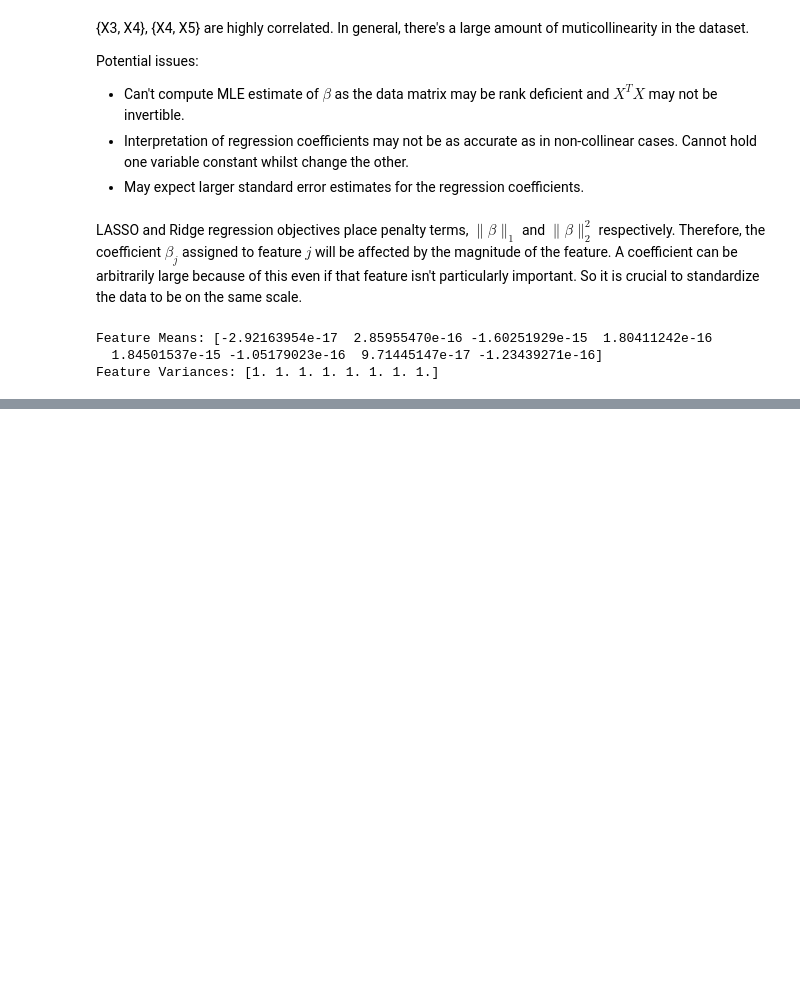
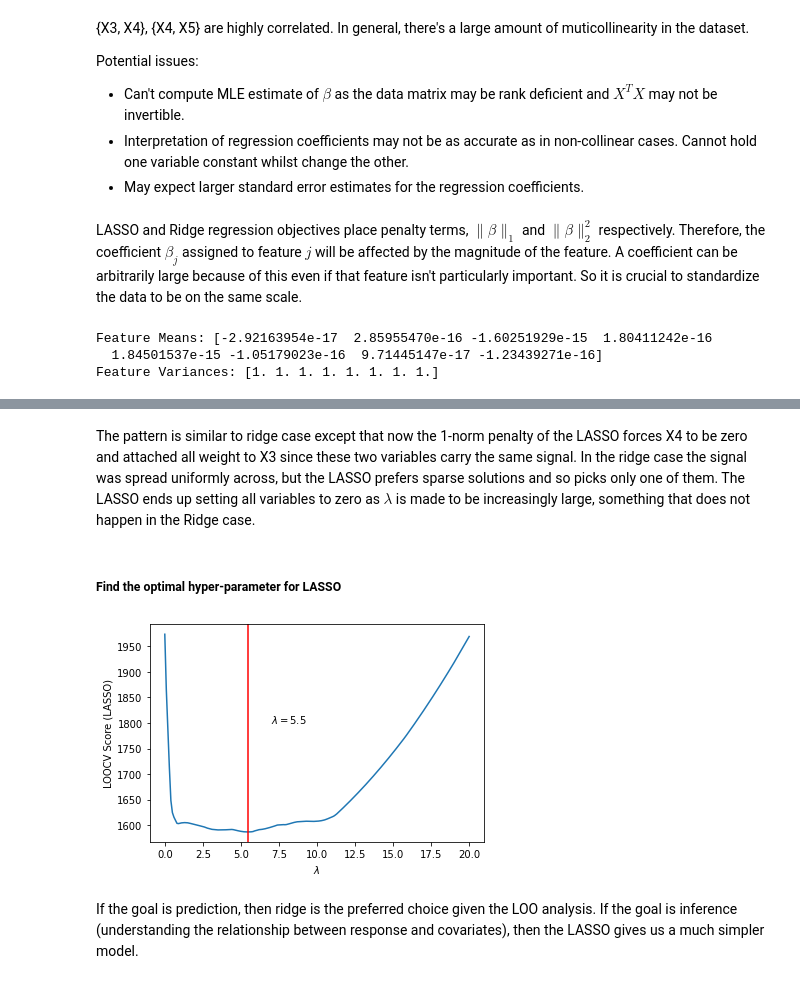
Before and after one commit to FreemanX/Machine-Learning-Notes, a Jupyter notebook: N01_Regression.ipynb, the cells around one changed output, grey strips where cells are left out. Saved outputs shown, nothing was run; the diff lists cells and outputs as text; code cells hidden in the pictures; blank space fills up the shorter version.

```diff
--- a/N01_Regression.ipynb
+++ b/N01_Regression.ipynb
@@ -218,0 +303,40 @@ Feature Variances: [1. 1. 1. 1. 1. 1. 1. 1.]
+# %% [markdown]
+The pattern is similar to ridge case except that now the 1-norm penalty of the LASSO forces X4 to be zero and attached all weight to X3 since these two variables carry the same signal. In the ridge case the signal was spread uniformly across, but the LASSO prefers sparse solutions and so picks only one of them. The LASSO ends up setting all variables to zero as $\lambda$ is made to be increasingly large, something that does not happen in the Ridge case.
+# %% [markdown]
+##### Find the optimal hyper-parameter for LASSO
+# %%
+# throws a lot of annoying warnings for alpha=0.0 case, suppress them here
+import warnings
+warnings.filterwarnings("ignore")
+
+lambdas = np.arange(0, 20.1, step=0.1)
+n = scaled_x.shape[0]
+N = lambdas.shape[0]
+CV_score = np.zeros(N)
+curIdx = 0
+for L in lambdas:
+    sq_errs = 0.
+    for i in range(n):
+        x_i = scaled_x[i]
+        # dataset without i-th observation
+        x_removed_i = np.delete(scaled_x, i, axis=0)
+        y_i = Y[i]
+        y_removed_i = np.delete(Y, i, axis=0)
+
+        mod = Lasso(alpha=L).fit(x_removed_i, y_removed_i, )
+        sq_errs += (mod.predict(x_i.reshape(1, -1))-y_i)**2
+
+    CV_score[curIdx] = sq_errs/n
+    curIdx += 1
+
+min_idx = np.argmin(CV_score)
+plt.plot(lambdas, CV_score)
+plt.xlabel(r"$\lambda$")
+plt.ylabel("LOOCV Score (LASSO)")
+plt.axvline(x=lambdas[min_idx], color="red")
+plt.annotate(f"$\lambda = {lambdas[min_idx]}$", xy=(7, 1800))
+plt.show()
+# %% [output]
+[figure, added]
+# %% [markdown]
+If the goal is prediction, then ridge is the preferred choice given the LOO analysis. If the goal is inference (understanding the relationship between response and covariates), then the LASSO gives us a much simpler model.
```
Also changed, not shown: parts of 9 cells of this notebook, 3 other files.
